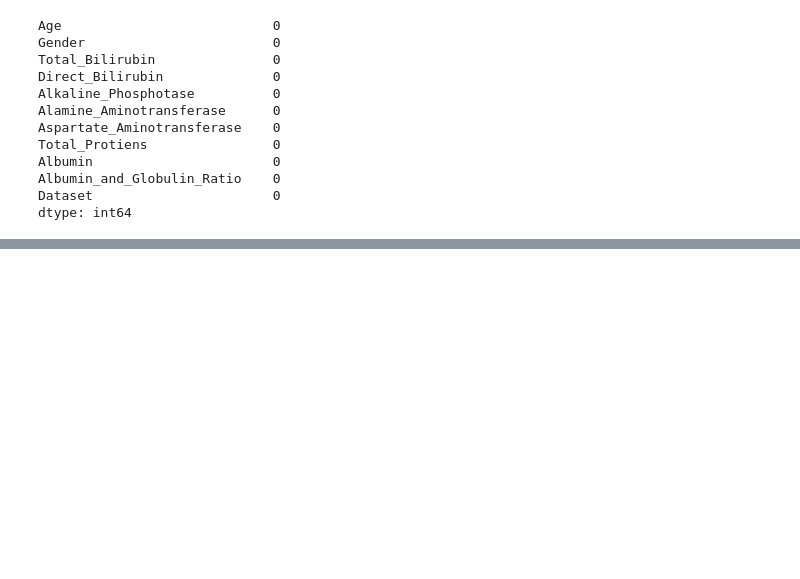
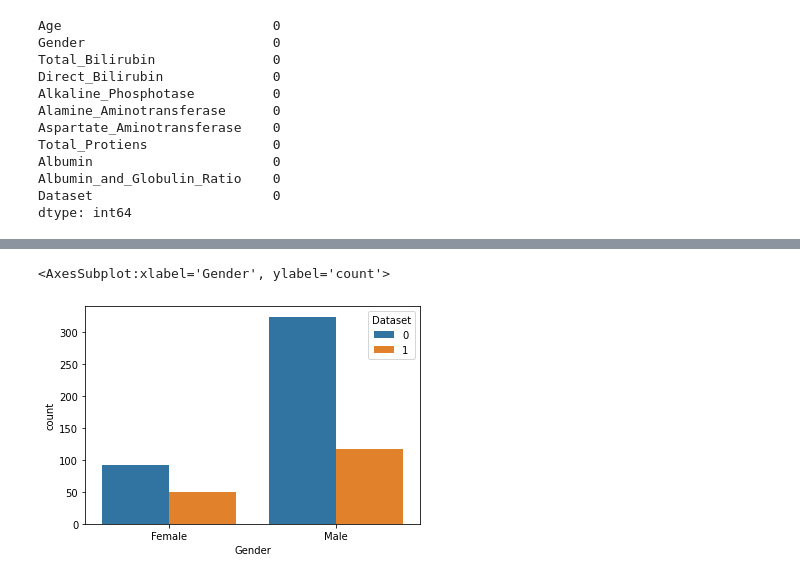
Before and after one commit to rootReb0rn/iMedic, a Jupyter notebook: Train/Train_Liver.ipynb, the cells around one changed output, grey strips where cells are left out. Saved outputs shown, nothing was run; the diff lists cells and outputs as text; code cells hidden in the pictures; blank space fills up the shorter version.

```diff
--- a/Train/Train_Liver.ipynb
+++ b/Train/Train_Liver.ipynb
@@ -94,0 +113,7 @@ dtype: int64
+# %%
+
+
+sns.countplot('Gender', data = data, hue = 'Dataset')
+# %% [output]
+<AxesSubplot:xlabel='Gender', ylabel='count'>
+[figure, added]
```
Also changed, not shown: parts of 35 cells of this notebook, 5 other files.
